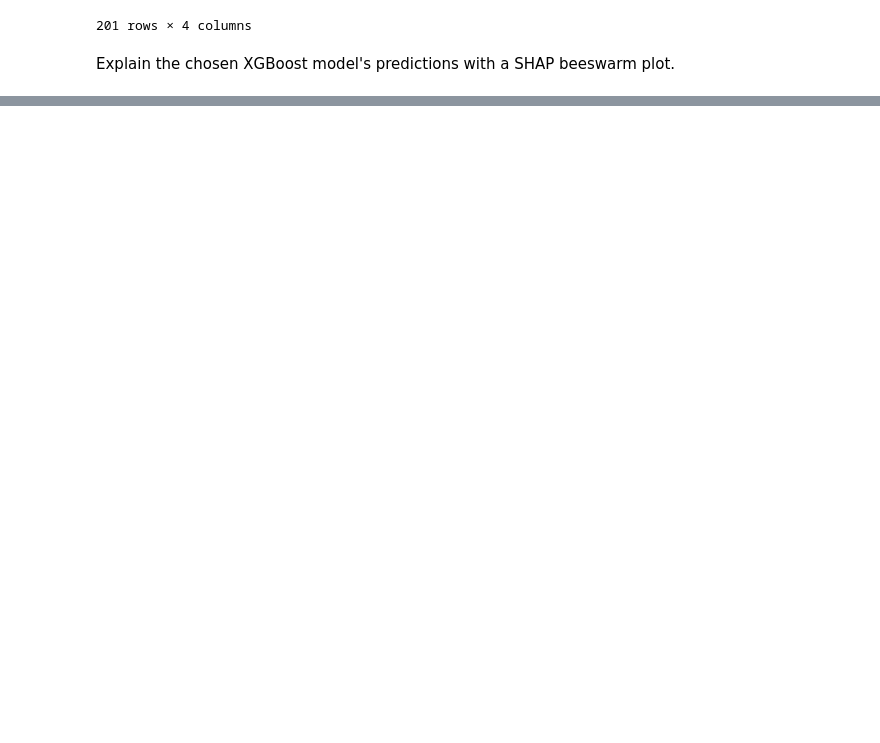
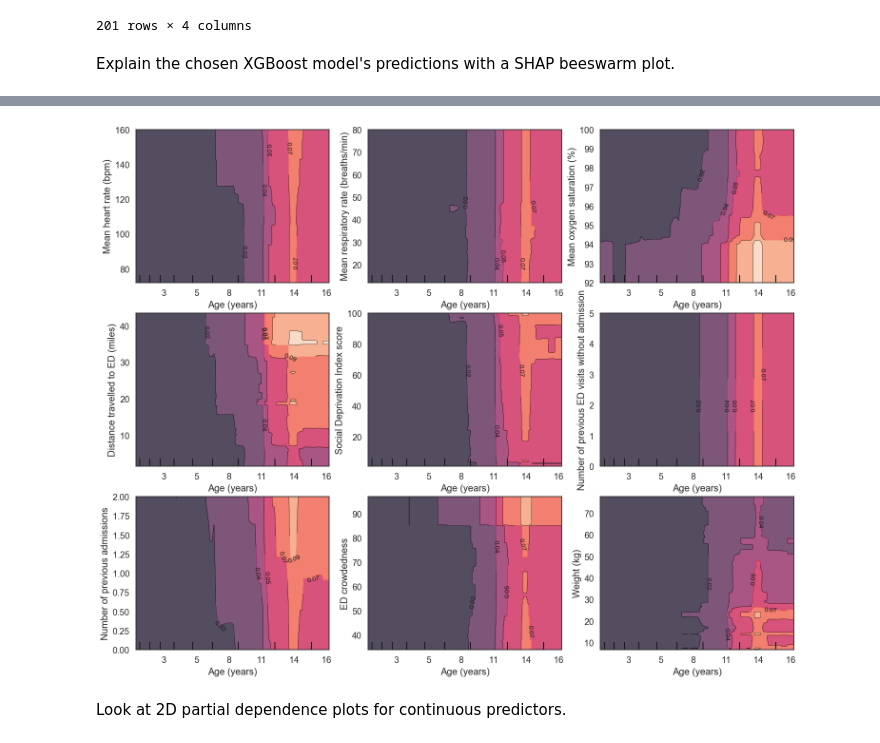
Before and after one commit to hcoggan/decompensation-prediction, a Jupyter notebook: bch-predict-decompensation.ipynb, the cells around one changed output, grey strips where cells are left out. Drawn from its saved outputs; the diff is of its cells as text; code cells hidden in the pictures; blank space fills up the shorter version.

```diff
--- a/bch-predict-decompensation.ipynb
+++ b/bch-predict-decompensation.ipynb
@@ -1271,0 +1201,66 @@ plt.show()
+# %%
+from sklearn.inspection import PartialDependenceDisplay
+from matplotlib.ticker import FuncFormatter
+from itertools import combinations
+import matplotlib.pyplot as plt
+import numpy as np
+import pandas as pd
+
+#Take continuous predictors.
+PDP_SAMPLE_SIZE = 2000   #PDP is an average over the data, so a representative subsample is fine and much faster
+GRID_RESOLUTION = 100
+N_COLS = 3
+
+#feature_names/xgb_estimator/X_test_named/FEATURE_LABELS come from the SHAP cell above (same kernel session).
+cts_to_plot = ['mean_hr', 'mean_rr', 'mean_sp_o2', 'miles_travelled',
+               'sdi_score', 'num_previous_visits_without_admission', 'num_previous_admissions', 'crowdedness', 'raw_weight']
+top_continuous = ['age_in_days'] + cts_to_plot
+pairs = [['age_in_days', s] for s in cts_to_plot]
+print(f"Generating {len(pairs)} pairwise partial dependence plots (of {len(continuous_predictors)*(len(continuous_predictors)-1)//2} possible)...")
+
+missingness = X_test_named[top_continuous].isna().mean().sort_values(ascending=False)
+print("\nMissingness among selected features:")
+print(missingness.to_string())
+
+complete_case = X_test_named[top_continuous].notna().all(axis=1)
+n_complete = complete_case.sum()
+print(f"\n{n_complete} of {len(X_test_named)} test rows are complete across all {len(top_continuous)} selected features "
+      f"({n_complete/len(X_test_named):.1%}).")
+if n_complete < PDP_SAMPLE_SIZE:
+    print(f"WARNING: fewer complete-case rows than PDP_SAMPLE_SIZE ({PDP_SAMPLE_SIZE}) -- using all {n_complete} available.")
+
+pdp_sample = X_test_named[complete_case].sample(min(PDP_SAMPLE_SIZE, n_complete), random_state=RANDOM_STATE)
+
+n_rows = int(np.ceil(len(pairs) / N_COLS))
+display = PartialDependenceDisplay.from_estimator(
+    xgb_estimator,
+    pdp_sample,
+    features=pairs,
+    feature_names=list(pdp_sample.columns),
+    kind="average",
+    grid_resolution=GRID_RESOLUTION,
+    n_cols=N_COLS,
+    n_jobs=-1,
+)
+display.figure_.set_size_inches(5 * N_COLS, 4 * n_rows)
+
+#Relabel axes with human-readable names. age_in_days is shown in years for readability -- this
+#only rescales the tick labels/title, NOT the underlying grid, which is still built and
+#evaluated in days (the unit the model was actually trained on).
+DAYS_PER_YEAR = 365.25
+age_year_formatter = FuncFormatter(lambda days, _: f"{days / DAYS_PER_YEAR:.0f}")
+
+for ax, (f_x, f_y) in zip(display.axes_.ravel(), pairs):
+    ax.set_xlabel(FEATURE_LABELS.get(f_x, f_x))
+    ax.set_ylabel(FEATURE_LABELS.get(f_y, f_y))
+    if f_x == 'age_in_days':
+        ax.xaxis.set_major_formatter(age_year_formatter)
+        ax.set_xlabel("Age (years)")
+    if f_y == 'age_in_days':
+        ax.yaxis.set_major_formatter(age_year_formatter)
+        ax.set_ylabel("Age (years)")
+
+plt.tight_layout()
+display.figure_.savefig(save_filepath + "outputs/pdp_2d_top_continuous.pdf", dpi=150, bbox_inches="tight")
+plt.show()
+# %% [output]
@@ -1271,0 +1282,3 @@ plt.show()
+[figure, added]
+# %% [markdown]
+Look at 2D partial dependence plots for continuous predictors.
```
Also changed, not shown: parts of 9 cells of this notebook, 5 other files.
